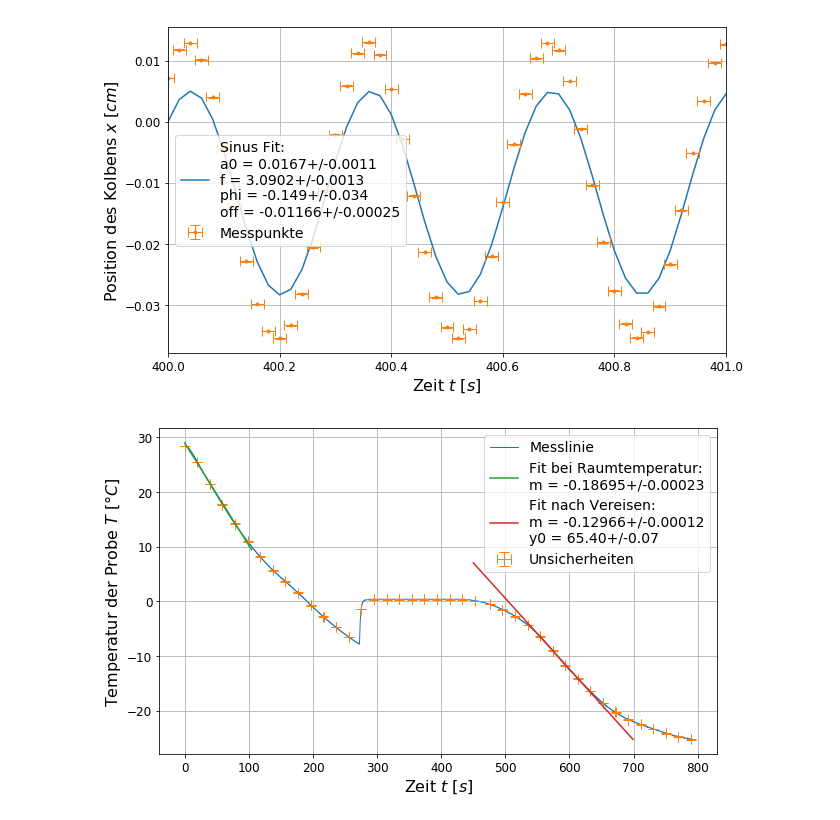
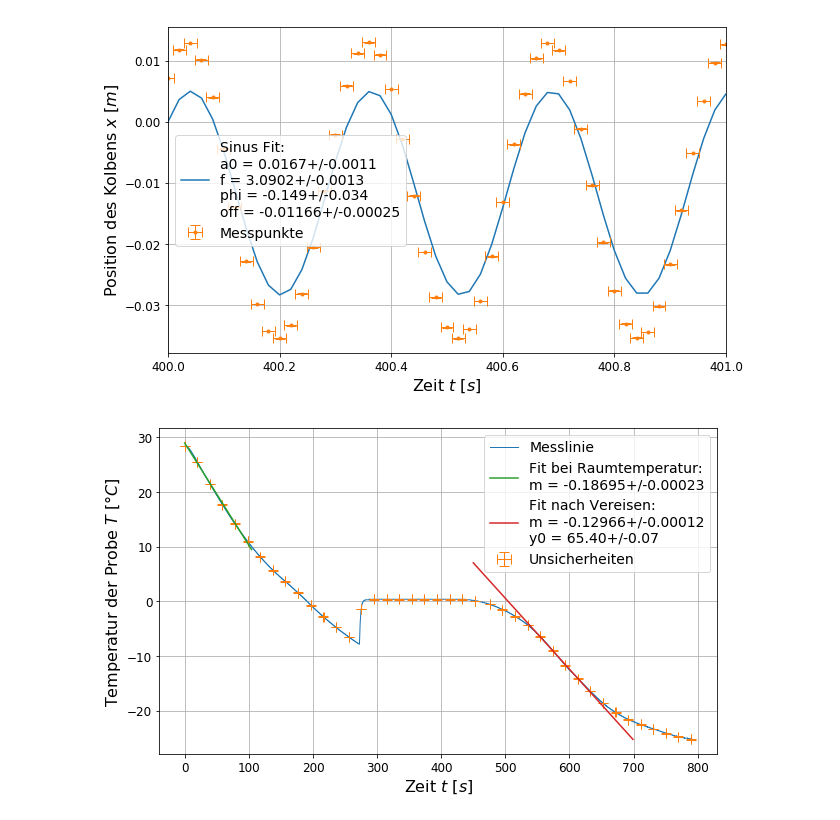
Before and after one commit to dfb159/Studium, a Jupyter notebook: Exp1/Versuchsbericht 15 - W1/11Mi_W1_09_05_2018.ipynb, the cells around one changed output. Saved outputs shown, nothing was run; the diff lists cells and outputs as text; code cells hidden in the pictures.

Commit message:
korrekturlesen versuch1 position in metern

```diff
--- a/Exp1/Versuchsbericht 15 - W1/11Mi_W1_09_05_2018.ipynb
+++ b/Exp1/Versuchsbericht 15 - W1/11Mi_W1_09_05_2018.ipynb
@@ -135,29 +135,29 @@ probe_vol = unc.ufloat(1, unc_vol1) # pipette
 # %%
 # diagramm: Position
 
 fig=plt.figure(figsize=fig_size)
 
 xdata, ydata = num.transpose(list(filter(lambda s: s[0] >= 395 and s[0] <= 405, num.transpose(reibung))))
 pfit, perr = fit_curvefit(unv(xdata), unv(ydata), cyclicOff, yerr = usd(ydata), p0 = [0.02, 2 * math.pi * 3.0903, 0.7, -0.01165])
 p = unp.uarray(pfit, perr)
 p[1] /= 2 * math.pi
 f_Fit = p[1] # gefittete Frequenz
 latex_printValue(f_Fit, "frequenz_Fit_Hz")
 plt.plot(unv(xdata), cyclicOff(unv(xdata), *pfit), label='Sinus Fit:\na0 = %s\nf = %s\nphi = %s\noff = %s' % tuple(p))
 
 r = num.transpose(list(filter(lambda s: s[0] >= 399 and s[0] <= 402, num.transpose(reibung))))
 plt.errorbar(unv(r[0]),unv(r[1]),usd(r[1]),usd(r[0]),fmt='.', capsize=5, linewidth=1, label='Messpunkte')
 
 plt.xlim(400,401)
 plt.legend(prop={'size':fig_legendsize})
 plt.grid()
 plt.tick_params(labelsize=fig_labelsize)
 plt.xlabel("Zeit $t$ [$s$]", {'fontsize':fig_legendsize+2})
-plt.ylabel("Position des Kolbens $x$ [$cm$]", {'fontsize': fig_legendsize+2})
+plt.ylabel("Position des Kolbens $x$ [$m$]", {'fontsize': fig_legendsize+2})
 plt.savefig("data/Position.pdf")
 plt.show()
 # %% [output]
-[figure, old version]
+[figure, new version]
 # %%
 # diagramm: abkuehlen
 
```
Also changed, not shown: 2 other files.
